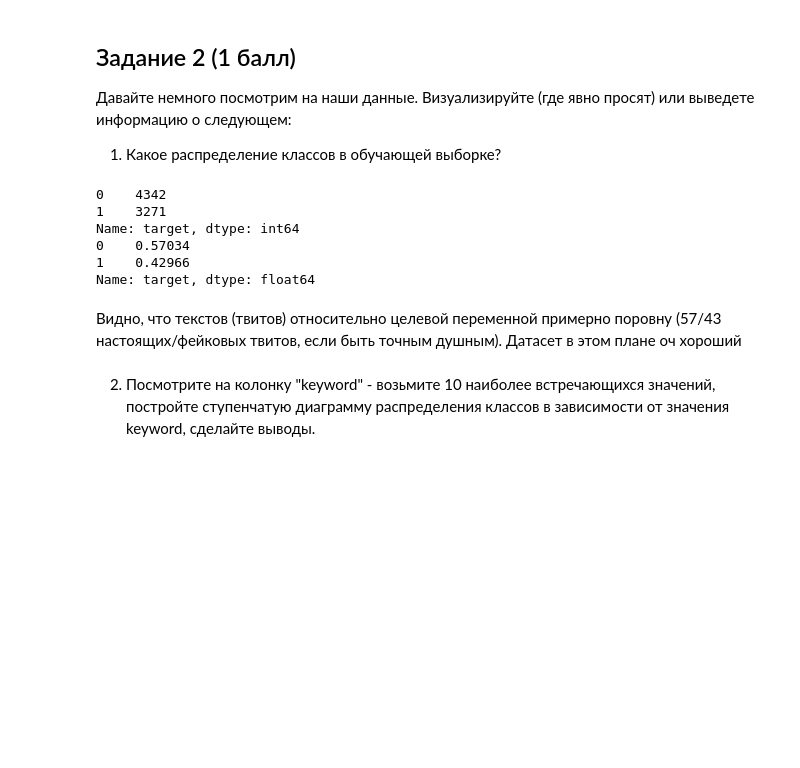
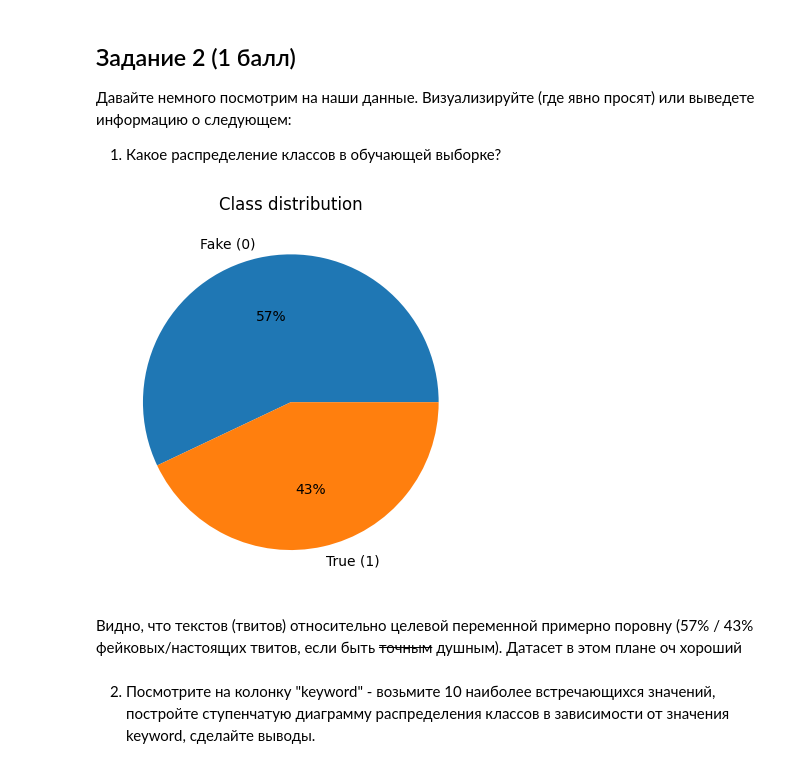
Before and after one commit to vctriusss/iad-ds-homeworks, a Jupyter notebook: hw06_texts.ipynb, the cells around one changed output. Cells and saved outputs as stored; diff of their text form; code cells hidden in the pictures; blank space fills up the shorter version.

```diff
--- a/hw06_texts.ipynb
+++ b/hw06_texts.ipynb
@@ -70,18 +74,14 @@ False
 Давайте немного посмотрим на наши данные. Визуализируйте (где явно просят) или выведете информацию о следующем:
 
 1. Какое распределение классов в обучающей выборке?
-# %%
-print(data['target'].value_counts())
-print(data['target'].value_counts(normalize=True))
-# %% [output]
-0    4342
-1    3271
-Name: target, dtype: int64
-0    0.57034
-1    0.42966
-Name: target, dtype: float64
+# %%
+plt.title('Class distribution')
+plt.pie(data['target'].value_counts(), labels=['Fake (0)', 'True (1)'], autopct='%0.0f%%')
+plt.show()
+# %% [output]
+[figure, added]
 # %% [markdown]
-Видно, что текстов (твитов) относительно целевой переменной примерно поровну (57/43 настоящих/фейковых твитов, если быть точным душным). Датасет в этом плане оч хороший
+Видно, что текстов (твитов) относительно целевой переменной примерно поровну (57% / 43% фейковых/настоящих твитов, если быть ~~точным~~ душным). Датасет в этом плане оч хороший
 # %% [markdown]
 2. Посмотрите на колонку "keyword" - возьмите 10 наиболее встречающихся значений, постройте ступенчатую диаграмму распределения классов в зависимости от значения keyword, сделайте выводы.
 # %%
```
Also changed, not shown: parts of 50 cells of this notebook.
